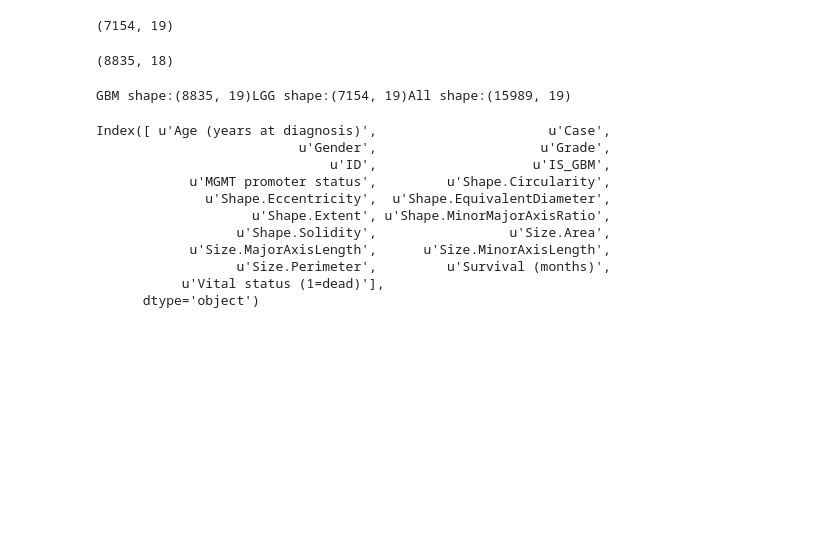
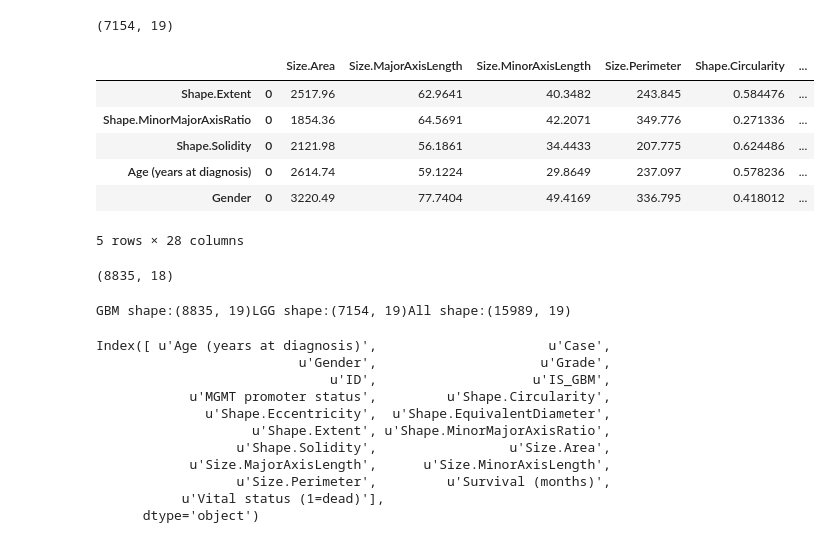
Before and after one commit to millett/pathology_learning, a Jupyter notebook: processing/MachineLearner.ipynb, the cells around one changed output. Saved outputs shown, nothing was run; the diff lists cells and outputs as text; code cells hidden in the pictures; blank space fills up the shorter version.

```diff
--- a/processing/MachineLearner.ipynb
+++ b/processing/MachineLearner.ipynb
@@ -21,6 +21,30 @@ ar = [df.loc[:,~df.columns.duplicated()] for df in flat_list]
 lgg_data.shape
 # %% [output]
 (7154, 19)
+# %%
+tumor_type = 'gbm'
+filename = '../tcga/dense_features/'+tumor_type + '_list_v2.pkl'
+with open(filename, 'rb') as f:
+    newlist = pickle.load(f)
+
+flat_list = [item.T for sublist in newlist for item in sublist]
+#a = [pd.concat(sublist) for sublist in newlist]
+#gbm_data = pd.concat(flat_list)
+
+d = pd.concat(flat_list, keys=['Size.Area, Size.MajorAxisLength, Size.MinorAxisLength',\
+         'Size.Perimter',  'Shape.Circularity', 'Shape.Eccentricity',\
+        'Shape.EquivalentDiameter', 'Shape.Extent', 'Shape.MinorMajorAxisRatio',\
+        'Shape.Solidity', 'Age (years at diagnosis)', 'Gender'])
+# %%
+d.tail()
+# %% [output]
+|  |  | Size.Area | Size.MajorAxisLength | Size.MinorAxisLength | Size.Perimeter | Shape.Circularity | ... |
+| Shape.Extent | 0 | 2517.96 | 62.9641 | 40.3482 | 243.845 | 0.584476 | ... |
+| Shape.MinorMajorAxisRatio | 0 | 1854.36 | 64.5691 | 42.2071 | 349.776 | 0.271336 | ... |
+| Shape.Solidity | 0 | 2121.98 | 56.1861 | 34.4433 | 207.775 | 0.624486 | ... |
+| Age (years at diagnosis) | 0 | 2614.74 | 59.1224 | 29.8649 | 237.097 | 0.578236 | ... |
+| Gender | 0 | 3220.49 | 77.7404 | 49.4169 | 336.795 | 0.418012 | ... |
+5 rows × 28 columns
 # %%
 gbm_data = pd.concat(ar)
 # %%
```
Also changed, not shown: parts of 5 cells of this notebook, 6 other files.
